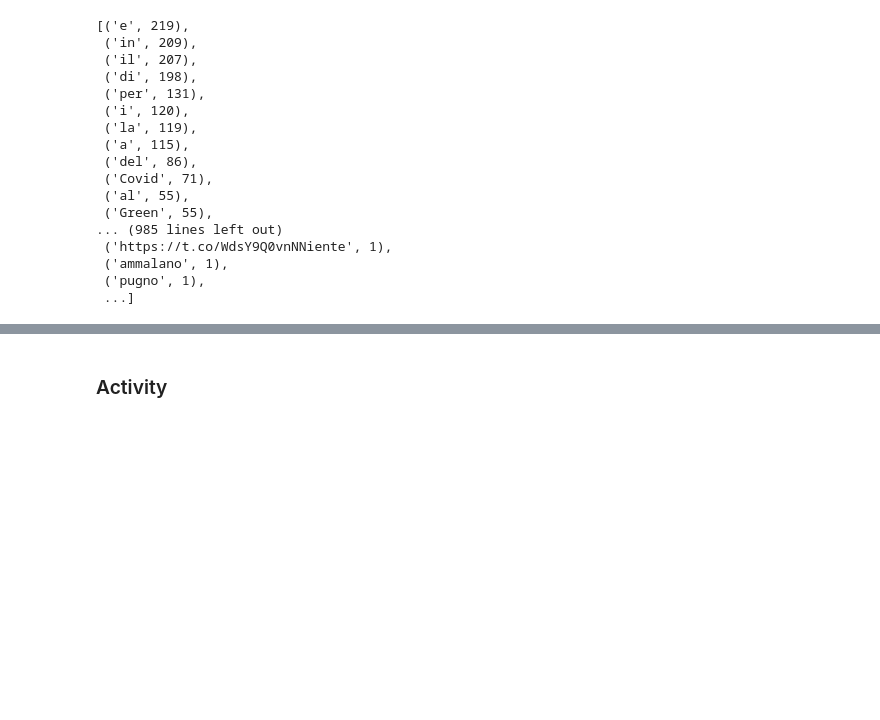
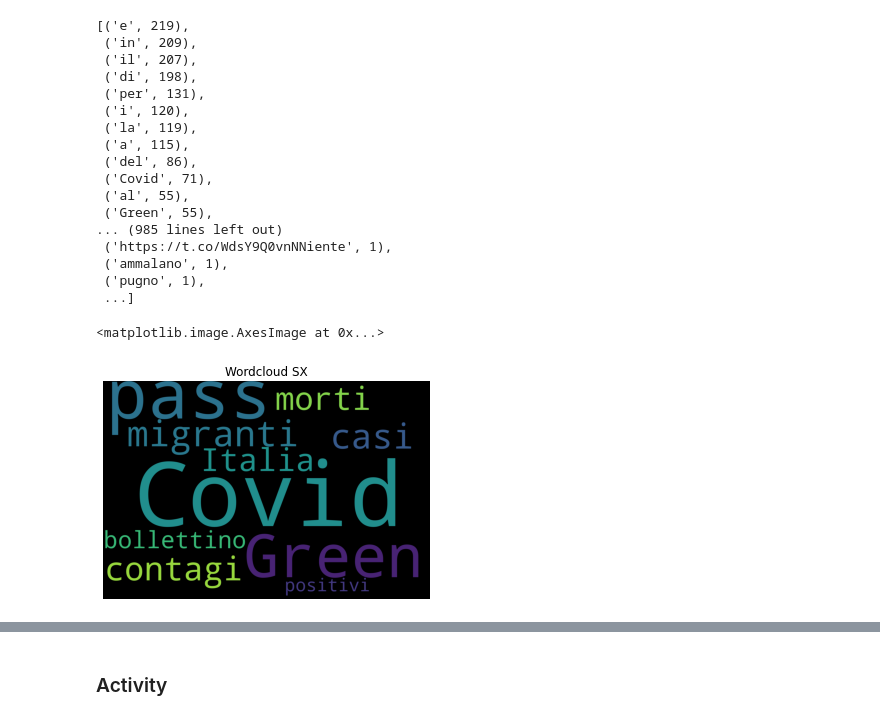
Before and after one commit to Dassoo/info-vis_project, a Jupyter notebook: ds_graphs.ipynb, the cells around one changed output, grey strips where cells are left out. Drawn from its saved outputs; the diff is of its cells as text; code cells hidden in the pictures; blank space fills up the shorter version.

Commit message:
added wordclouds and other required stuff

```diff
--- a/ds_graphs.ipynb
+++ b/ds_graphs.ipynb
@@ -364,6 +364,18 @@ dx.most_common()
  ('pugno', 1),
  ...]
 # %%
-wcSX = [{'Covid':254, 'pass':220, 'Green':165, 'migranti':69, 'casi':65, 'contagi':58, 'morti':55, 'Italia':54, 'bollettino':38, 'positivi':36}]
-wcC = [{'Covid':185, 'pass':183, 'Green':146, 'Italia':100, 'oggi':96, 'contagi':90, 'casi':81, 'migranti':65, 'vaccino':63, 'positivi':53}]
-wcDX = [{'Covid':144, 'pass':88, 'Green':58, 'contagi':58, 'novembre':50, 'Veneto':39, 'vax':33, 'bollettino':32, 'positivi':31, 'morti':30}]
+wcSX = {'Covid':254, 'pass':220, 'Green':165, 'migranti':69, 'casi':65, 'contagi':58, 'morti':55, 'Italia':54, 'bollettino':38, 'positivi':36}
+wcC = {'Covid':185, 'pass':183, 'Green':146, 'Italia':100, 'oggi':96, 'contagi':90, 'casi':81, 'migranti':65, 'vaccino':63, 'positivi':53}
+wcDX = {'Covid':144, 'pass':88, 'Green':58, 'contagi':58, 'novembre':50, 'Veneto':39, 'vax':33, 'bollettino':32, 'positivi':31, 'morti':30}
+
+wcSum = {'Covid': 583, 'pass': 491, 'Green': 368, 'contagi': 206, 'Italia': 154, 'casi': 146, 'migranti': 134, 'positivi': 120, 'oggi': 96, 'morti': 85}
+# %%
+from wordcloud import WordCloud
+
+wc_SX = WordCloud(background_color="black",width=3000,height=2000, max_words=10,relative_scaling=0.5,normalize_plurals=False).generate_from_frequencies(wcSX)
+plt.axis('off')
+plt.title('Wordcloud SX')
+plt.imshow(wc_SX)
+# %% [output]
+<matplotlib.image.AxesImage at 0x...>
+[figure, added]
```
Also changed, not shown: parts of 3 cells of this notebook, 1 other file.
